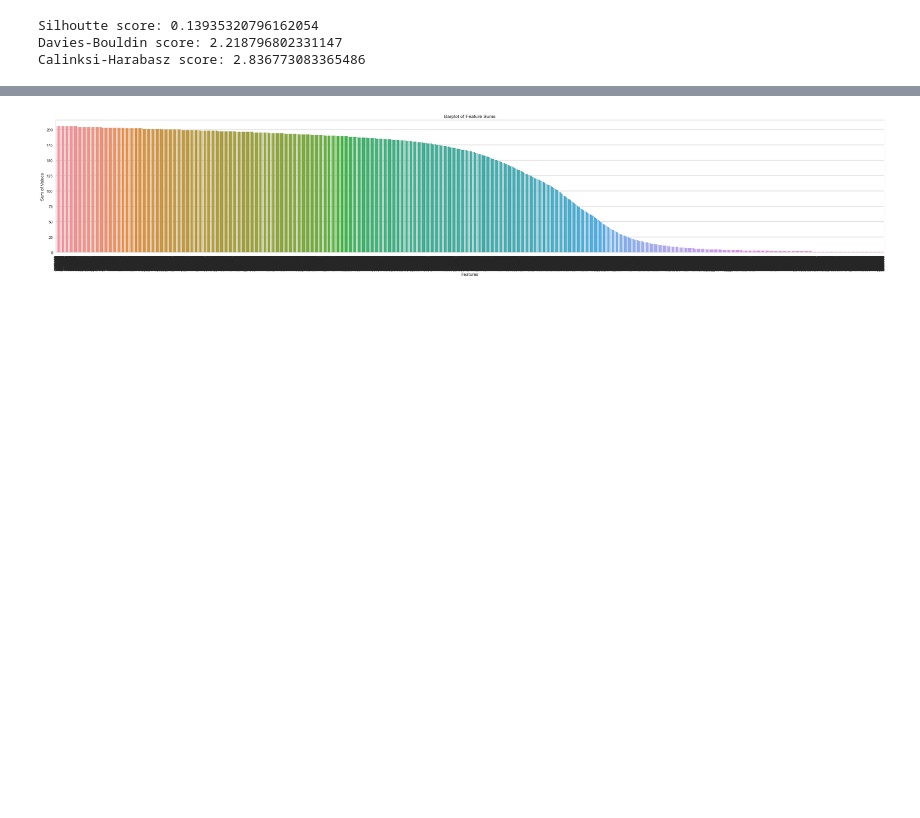
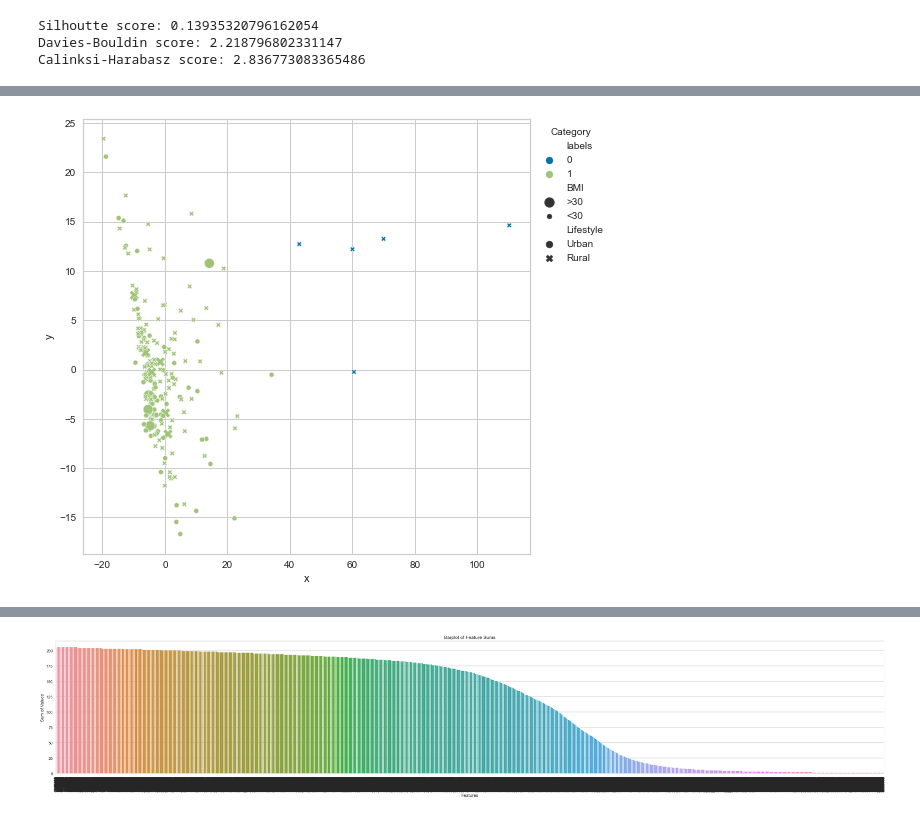
Before and after one commit to RafaPe/MX-Rural-Urban-Microbiome, a Jupyter notebook: notebooks/clutering_experiments.ipynb, the cells around one changed output, grey strips where cells are left out. Drawn from its saved outputs; the diff is of its cells as text; code cells hidden in the pictures; blank space fills up the shorter version.

```diff
--- a/notebooks/clutering_experiments.ipynb
+++ b/notebooks/clutering_experiments.ipynb
@@ -130,0 +170,4 @@ plot_clustering(pd.DataFrame(data_scaled, index = taxonomy.index), metadata, lis
+# %%
+plot_clustering(clusters1, metadata, list(pathways['kmeans_presence_clusters']))
+# %% [output]
+[figure, added]
```
Also changed, not shown: parts of 22 cells of this notebook.
